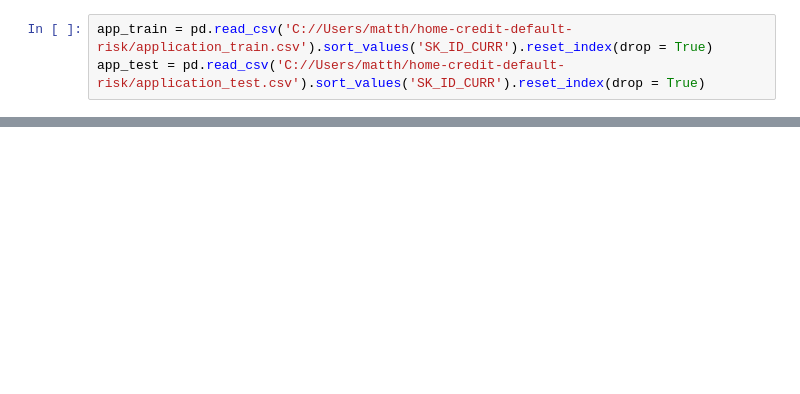
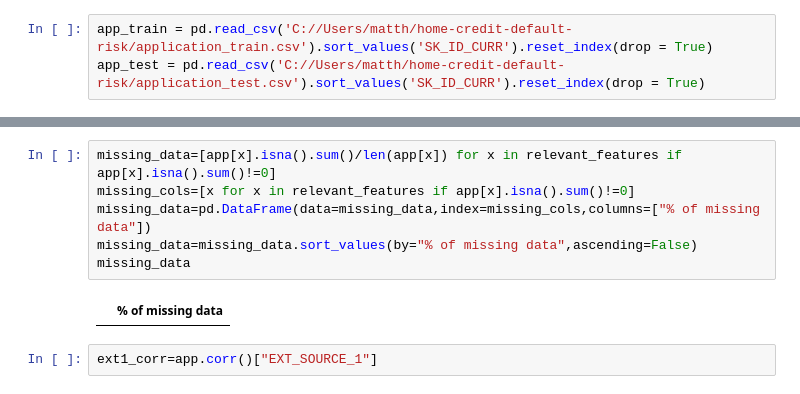
Before and after one commit to Houster/Class-creditdefault, a Jupyter notebook: Working file.ipynb, the cells around one changed output, grey strips where cells are left out. Saved outputs shown, nothing was run; the diff lists cells and outputs as text; blank space fills up the shorter version.

```diff
--- a/Working file.ipynb
+++ b/Working file.ipynb
@@ -84,0 +75,10 @@ dtype: int64
+# %%
+missing_data=[app[x].isna().sum()/len(app[x]) for x in relevant_features if app[x].isna().sum()!=0]
+missing_cols=[x for x in relevant_features if app[x].isna().sum()!=0]
+missing_data=pd.DataFrame(data=missing_data,index=missing_cols,columns=["% of missing data"])
+missing_data=missing_data.sort_values(by="% of missing data",ascending=False)
+missing_data
+# %% [output]
+|  | % of missing data |
+# %%
+ext1_corr=app.corr()["EXT_SOURCE_1"]
```
Also changed, not shown: parts of 39 cells of this notebook.
